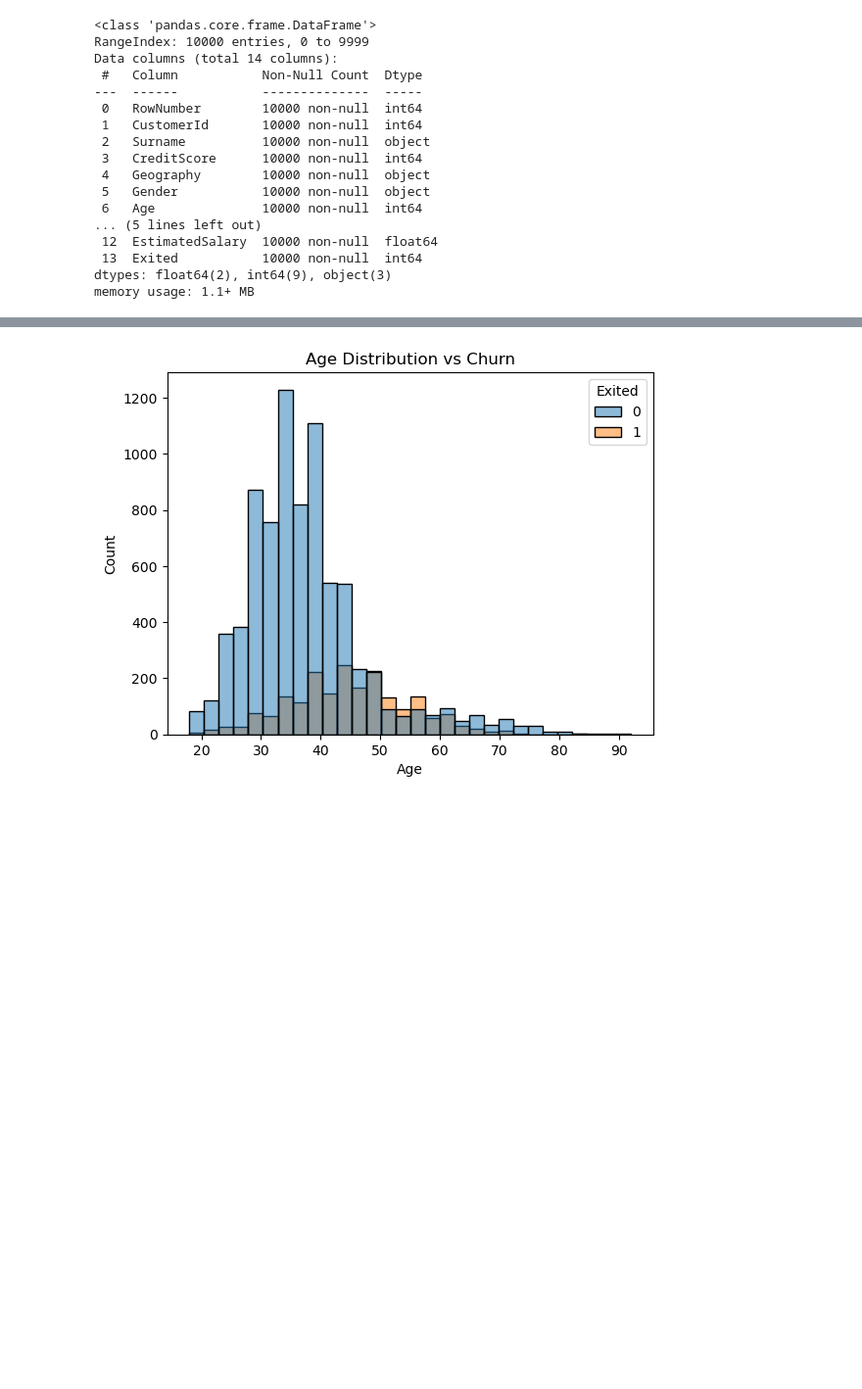
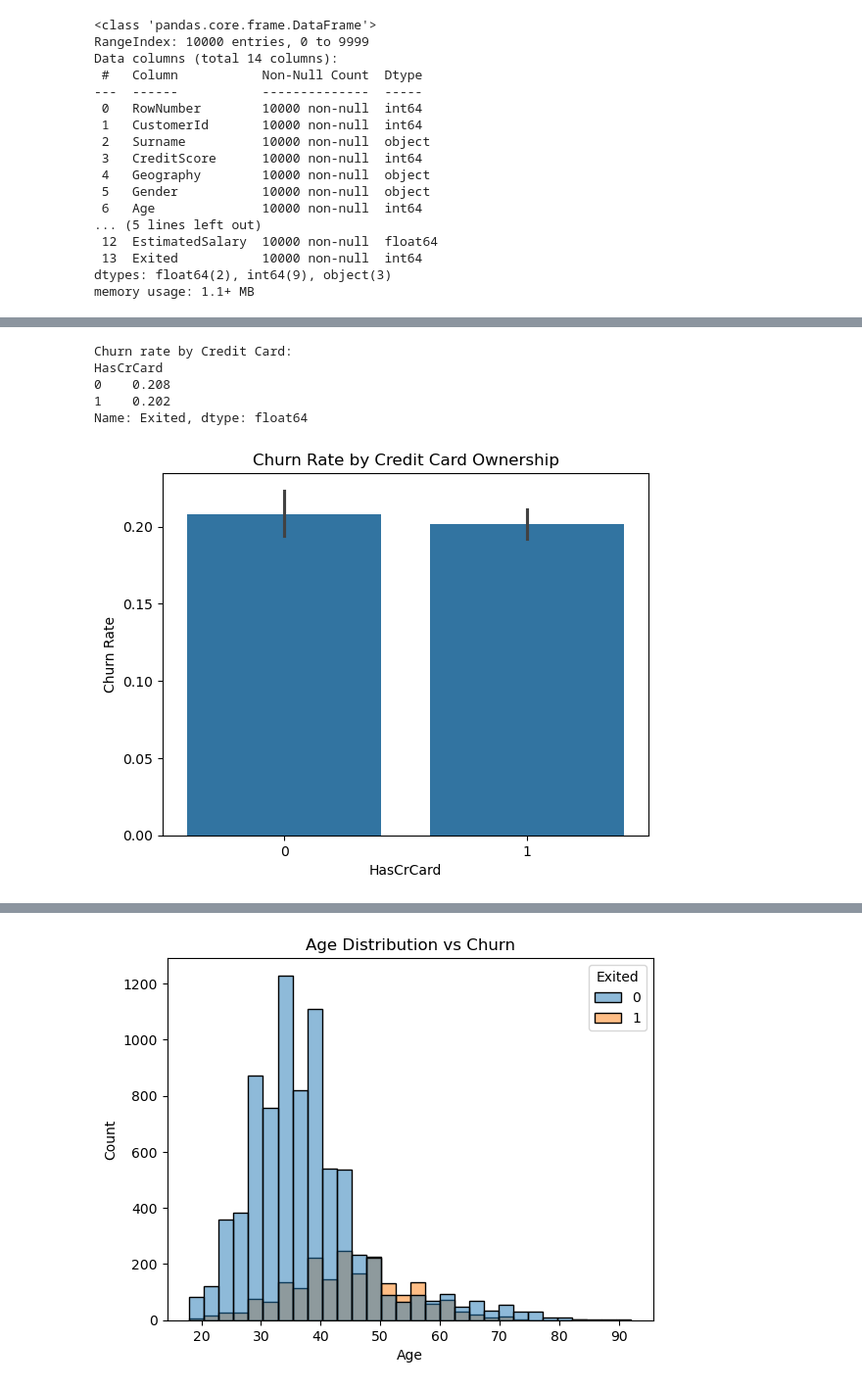
Before and after one commit to Shubhi2812-jais/Bank_churn_projectt, a Jupyter notebook: churn_analysis.ipynb, the cells around one changed output, grey strips where cells are left out. Shown at 98% size. Saved outputs shown, nothing was run; the diff lists cells and outputs as text; code cells hidden in the pictures; blank space fills up the shorter version.

```diff
--- a/churn_analysis.ipynb
+++ b/churn_analysis.ipynb
@@ -135,0 +170,15 @@ plt.show()
+# %%
+print('Churn rate by Credit Card:')
+print(df.groupby('HasCrCard')['Exited'].mean().round(3))
+
+sns.barplot(x='HasCrCard', y='Exited', data=df)
+plt.title('Churn Rate by Credit Card Ownership')
+plt.ylabel('Churn Rate')
+plt.show()
+# %% [output]
+Churn rate by Credit Card:
+HasCrCard
+0    0.208
+1    0.202
+Name: Exited, dtype: float64
+[figure, added]
```
Also changed, not shown: parts of 40 cells of this notebook, 1 other file.
